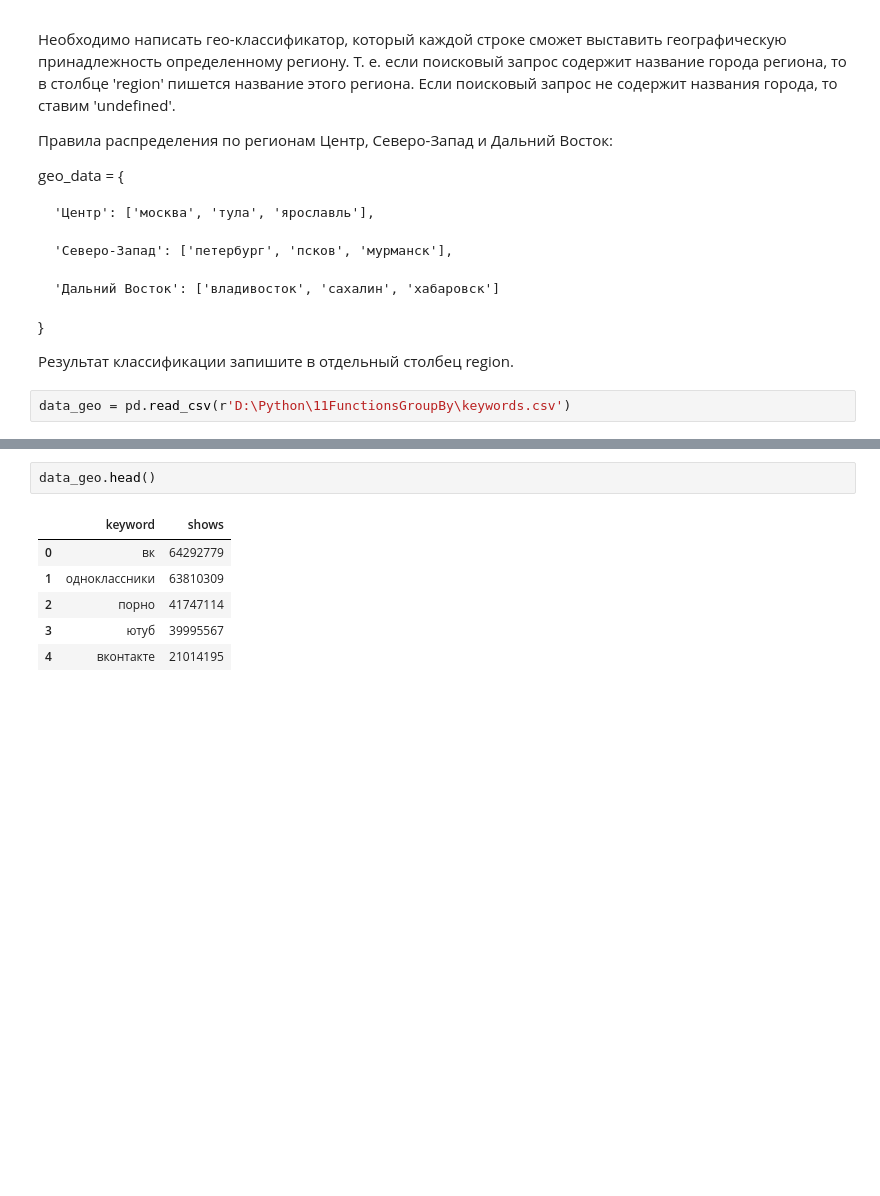
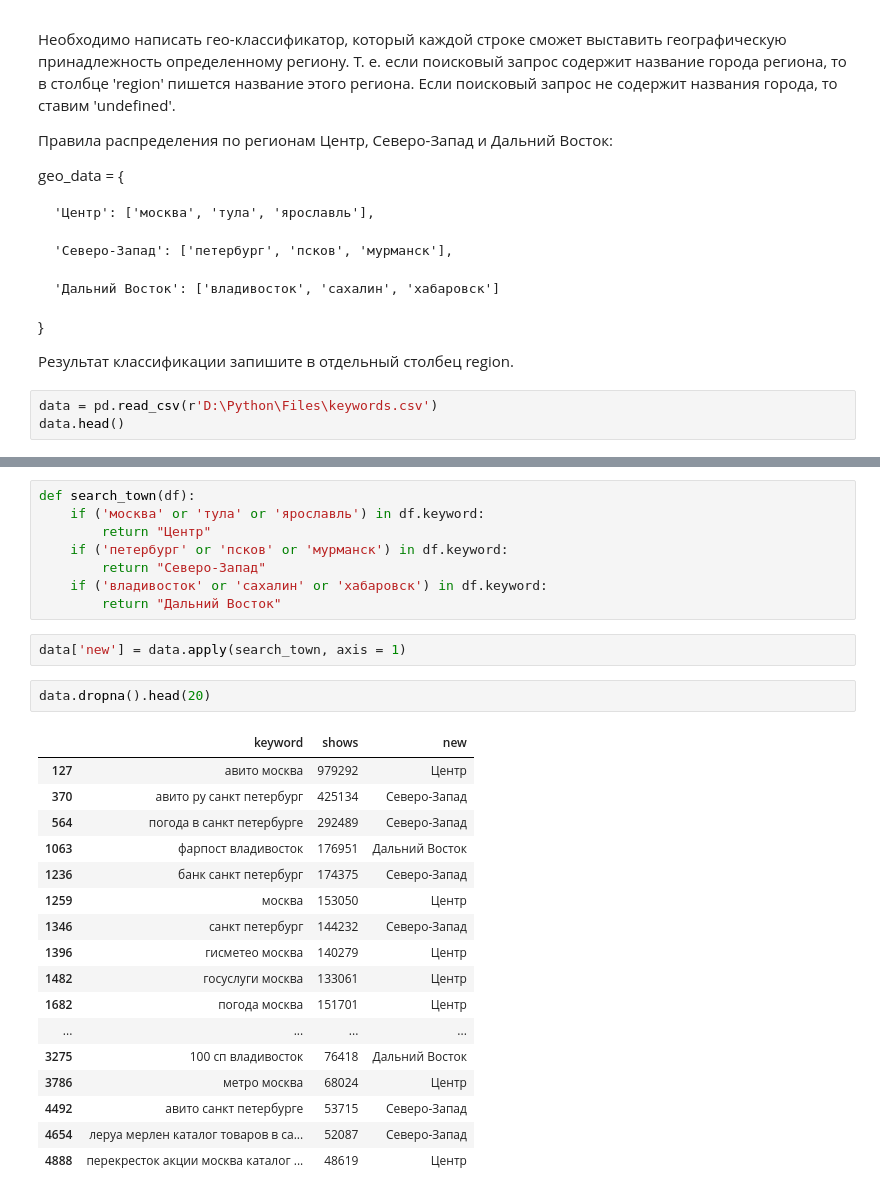
Before and after one commit to Valentina08055/My_homework, a Jupyter notebook: 11FunctionsGroupBy!!!!!!!/HW11FunctionGroupBy.ipynb, the cells around one changed output, grey strips where cells are left out. Cells and saved outputs as stored; diff of their text form; blank space fills up the shorter version.

```diff
--- a/11FunctionsGroupBy!!!!!!!/HW11FunctionGroupBy.ipynb
+++ b/11FunctionsGroupBy!!!!!!!/HW11FunctionGroupBy.ipynb
@@ -59,4 +59,5 @@ geo_data = {
 
 Результат классификации запишите в отдельный столбец region.
 # %%
-data_geo = pd.read_csv(r'D:\Python\11FunctionsGroupBy\keywords.csv')
+data = pd.read_csv(r'D:\Python\Files\keywords.csv')
+data.head()
@@ -63,9 +71,30 @@ data_geo = pd.read_csv(r'D:\Python\11FunctionsGroupBy\keywords.csv')
-# %%
-data_geo.head()
-# %% [output]
-|  | keyword | shows |
-| 0 | вк | 64292779 |
-| 1 | одноклассники | 63810309 |
-| 2 | порно | 41747114 |
-| 3 | ютуб | 39995567 |
-| 4 | вконтакте | 21014195 |
+# %%
+def search_town(df):
+    if ('москва' or 'тула' or 'ярославль') in df.keyword:
+        return "Центр"
+    if ('петербург' or 'псков' or 'мурманск') in df.keyword:
+        return "Северо-Запад"
+    if ('владивосток' or 'сахалин' or 'хабаровск') in df.keyword:
+        return "Дальний Восток"
+# %%
+data['new'] = data.apply(search_town, axis = 1)
+# %%
+data.dropna().head(20)
+# %% [output]
+|  | keyword | shows | new |
+| 127 | авито москва | 979292 | Центр |
+| 370 | авито ру санкт петербург | 425134 | Северо-Запад |
+| 564 | погода в санкт петербурге | 292489 | Северо-Запад |
+| 1063 | фарпост владивосток | 176951 | Дальний Восток |
+| 1236 | банк санкт петербург | 174375 | Северо-Запад |
+| 1259 | москва | 153050 | Центр |
+| 1346 | санкт петербург | 144232 | Северо-Запад |
+| 1396 | гисметео москва | 140279 | Центр |
+| 1482 | госуслуги москва | 133061 | Центр |
+| 1682 | погода москва | 151701 | Центр |
+| ... | ... | ... | ... |
+| 3275 | 100 сп владивосток | 76418 | Дальний Восток |
+| 3786 | метро москва | 68024 | Центр |
+| 4492 | авито санкт петербурге | 53715 | Северо-Запад |
+| 4654 | леруа мерлен каталог товаров в са... | 52087 | Северо-Запад |
+| 4888 | перекресток акции москва каталог ... | 48619 | Центр |
```
Also changed, not shown: parts of 10 cells of this notebook, 3 other files.
